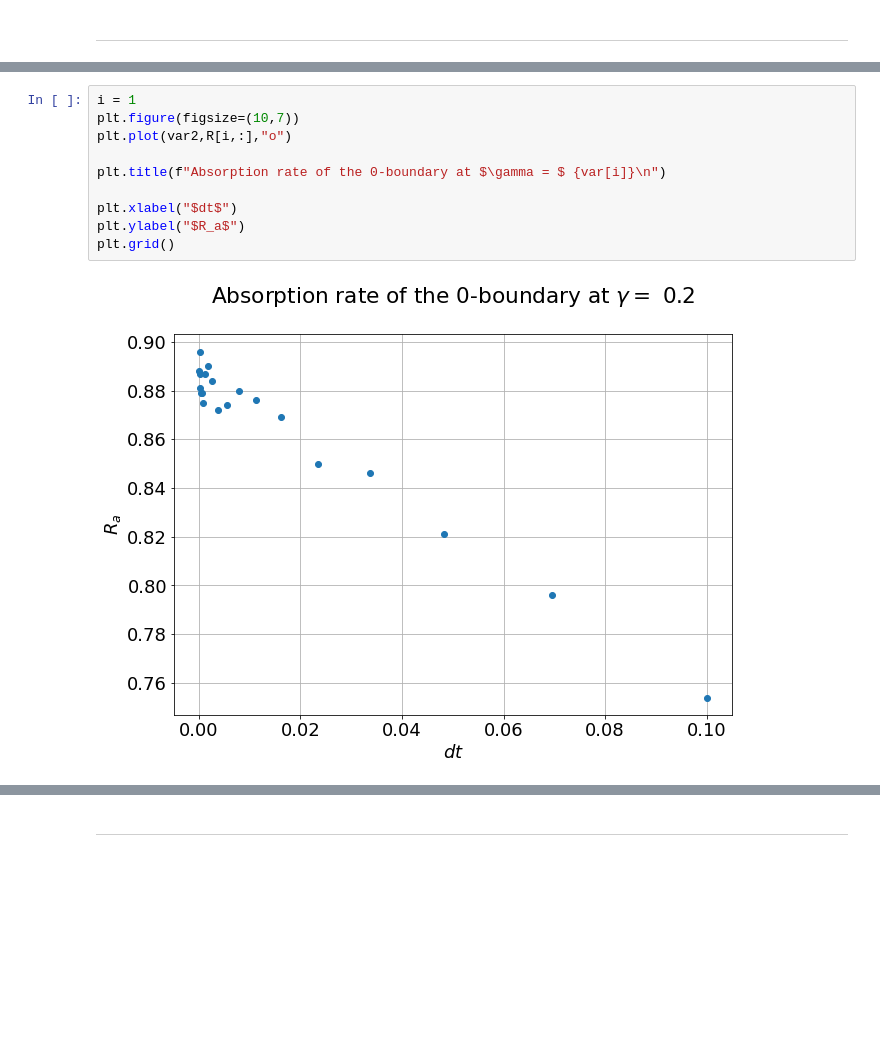
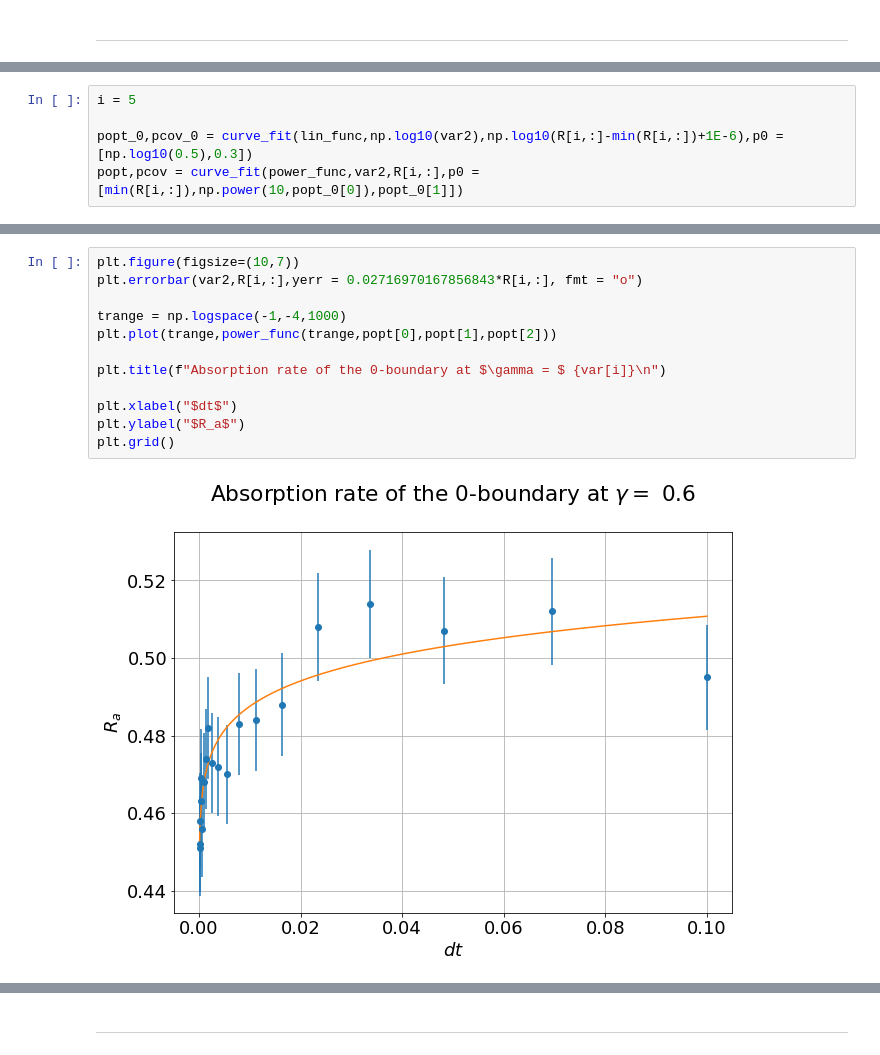
Before and after one commit to baskayj/Boundary-behavior-in-stochastic-differential-equations-used-in-Finance, a Jupyter notebook: CIR_Boundary_Project.ipynb, the cells around one changed output, grey strips where cells are left out. Saved outputs shown, nothing was run; the diff lists cells and outputs as text; blank space fills up the shorter version.

```diff
--- a/CIR_Boundary_Project.ipynb
+++ b/CIR_Boundary_Project.ipynb
@@ -2691,0 +2799,5 @@ plt.grid()
+# %%
+i = 5
+
+popt_0,pcov_0 = curve_fit(lin_func,np.log10(var2),np.log10(R[i,:]-min(R[i,:])+1E-6),p0 = [np.log10(0.5),0.3])
+popt,pcov = curve_fit(power_func,var2,R[i,:],p0 = [min(R[i,:]),np.power(10,popt_0[0]),popt_0[1]])
@@ -2692,12 +2820,14 @@ plt.grid()
 # %%
-i = 1
 plt.figure(figsize=(10,7))
-plt.plot(var2,R[i,:],"o")
+plt.errorbar(var2,R[i,:],yerr = 0.02716970167856843*R[i,:], fmt = "o")
+
+trange = np.logspace(-1,-4,1000)
+plt.plot(trange,power_func(trange,popt[0],popt[1],popt[2]))
 
 plt.title(f"Absorption rate of the 0-boundary at $\gamma = $ {var[i]}\n")
 
 plt.xlabel("$dt$")
 plt.ylabel("$R_a$")
 plt.grid()
 # %% [output]
-[figure, old version]
+[figure, new version]
```
Also changed, not shown: parts of 69 cells of this notebook.
